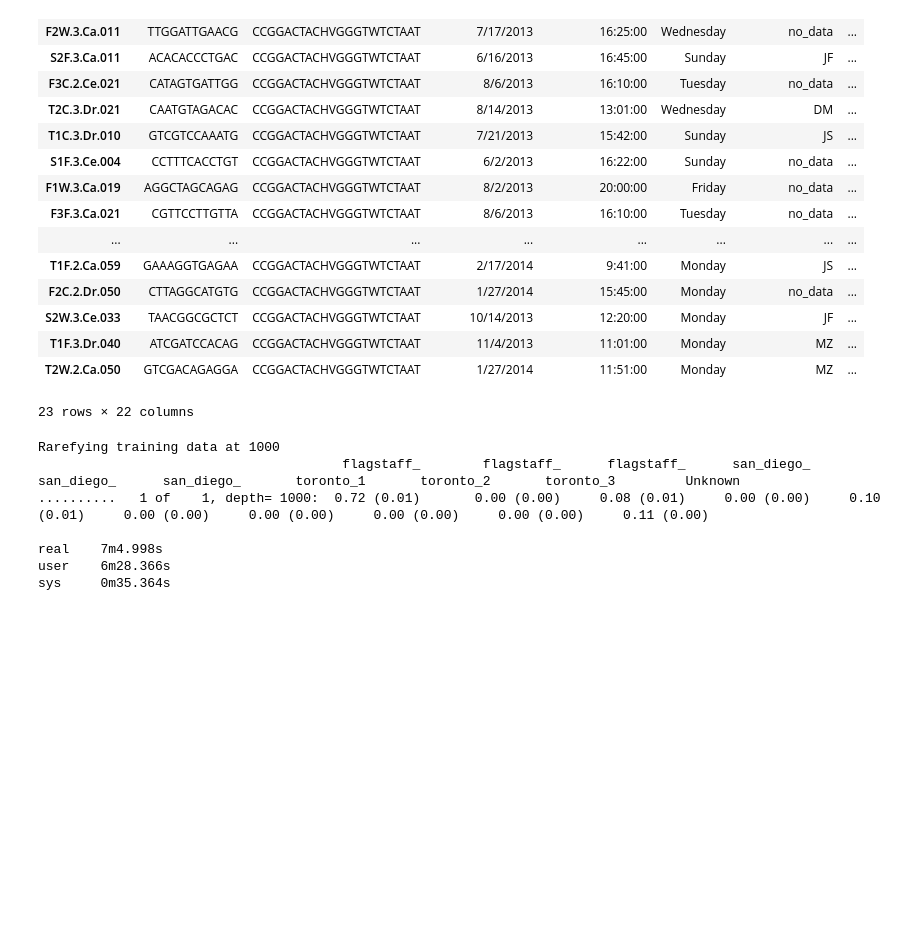
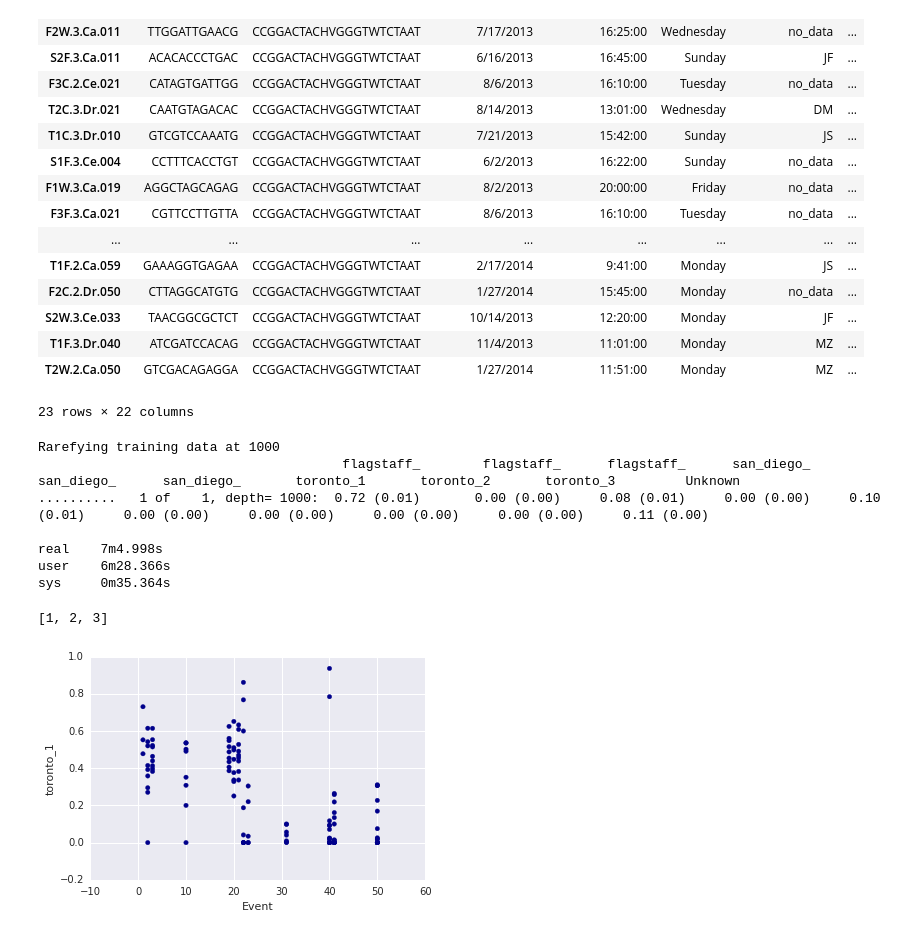
Before and after one commit to johnchase/thesis_analysis, a Jupyter notebook: st_office_affect/source_tracker.ipynb, the cells around one changed output. Cells and saved outputs as stored; diff of their text form; code cells hidden in the pictures; blank space fills up the shorter version.

Commit message:
added funcitonality for plots

```diff
--- a/st_office_affect/source_tracker.ipynb
+++ b/st_office_affect/source_tracker.ipynb
@@ -128,3 +131,18 @@ Rarefying training data at 1000
 real    7m4.998s
 user    6m28.366s
 sys     0m35.364s
+# %%
+st_df = pd.read_csv('/Users/jc33/google_drive/thesis/analysis/files/source_tracker/st_out/sink_predictions.txt', sep='\t', index_col=0)
+map_df = pd.read_csv('/Users/jc33/google_drive/thesis/analysis/files/initial_steps/mapping_files/periods1-2-3_all_data_barcodes_map141108.txt', sep='\t', index_col=0)
+# %%
+st_df = st_df.join(map_df, how='inner')
+print range(1,4)
+# %% [output]
+[1, 2, 3]
+# %%
+df = st_df[st_df['City'] == 'toronto']
+df = df[df['OfficeNumber'] == 1]
+df = df.sort('Event')
+df.plot(kind='scatter', x='Event', y='toronto_1', color='DarkBlue');
+# %% [output]
+[figure, added]
```
Also changed, not shown: parts of 7 cells of this notebook, 2 other files.
